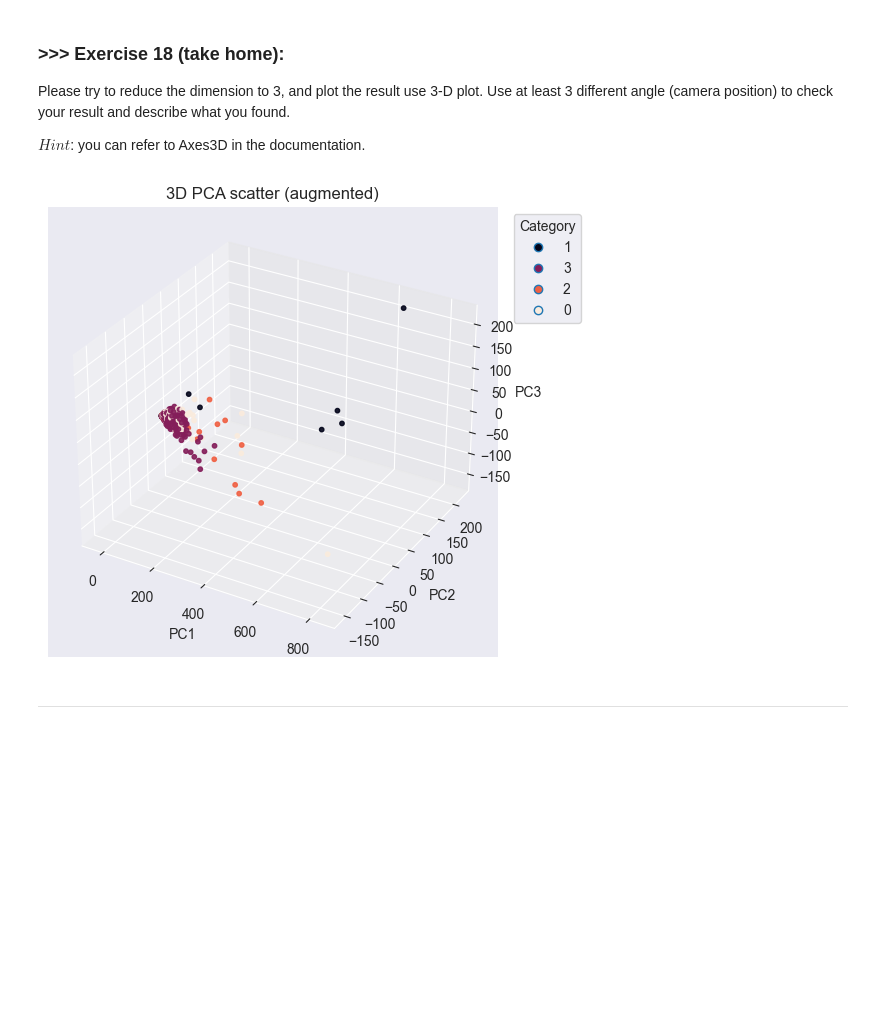
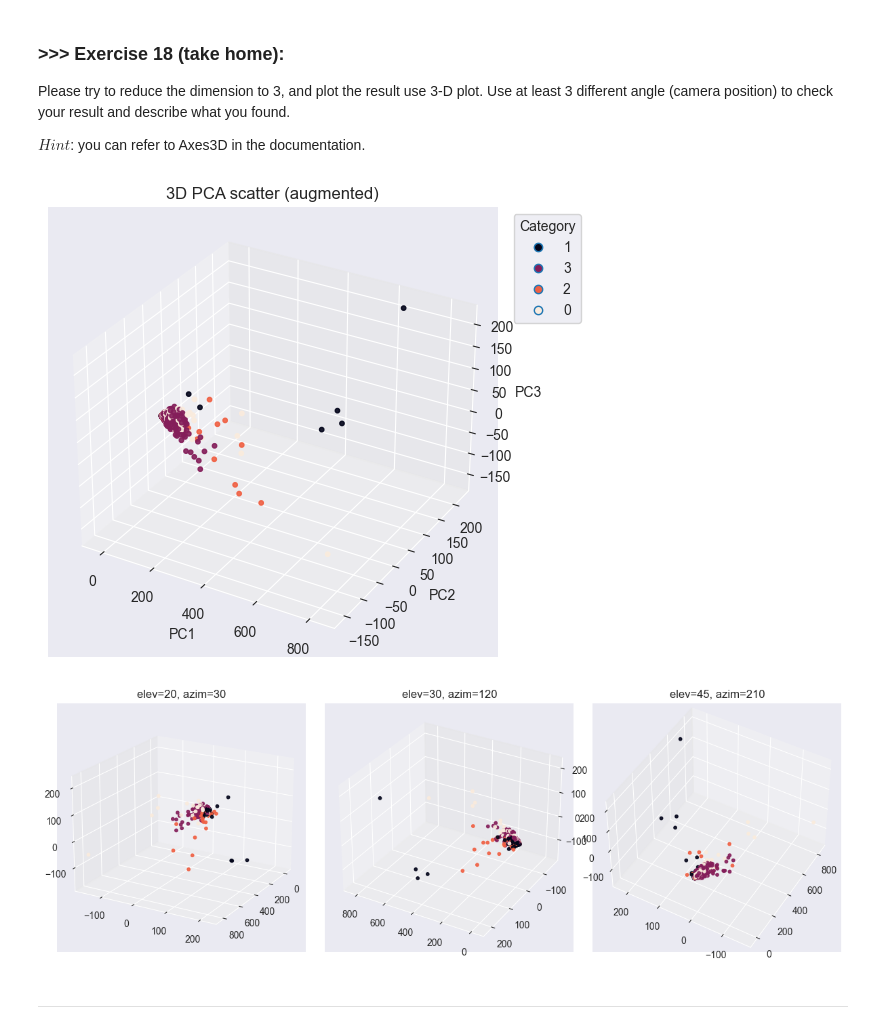
Before and after one commit to nguyentr0101/DM2025-Lab1-Exercise, a Jupyter notebook: DM2025-Lab1-Master.ipynb, the cells around one changed output. Saved outputs shown, nothing was run; the diff lists cells and outputs as text; code cells hidden in the pictures; blank space fills up the shorter version.

```diff
--- a/DM2025-Lab1-Master.ipynb
+++ b/DM2025-Lab1-Master.ipynb
@@ -2302,6 +2405,11 @@ Please try to reduce the dimension to 3, and plot the result use 3-D plot. Use a
 $Hint$: you can refer to Axes3D in the documentation.
 # %%
 # Answer here
+# 3D allows us to see distribution that is hidden from 2D view.
+# All angles show one compact cluster (pink) and other classes more scattered/overlapping.
+# Separation is strongest on PC1; PC2/PC3 add limited extra separation.
+# A few consistent outliers appear across views → true 3D outliers.
+
 from mpl_toolkits.mplot3d import Axes3D
 from sklearn.decomposition import PCA
 from sklearn.preprocessing import LabelEncoder
@@ -2323,33 +2431,58 @@ else:
 X3 = PCA(n_components=3, random_state=0).fit_transform(features)
 
 # 3) Labels for color (category or category_name)
 if 'category' in X.columns:
     labels = X['category'].astype(str).values
 elif 'category_name' in X.columns:
     labels = X['category_name'].astype(str).values
 else:
     labels = np.array(['All'] * len(X3))
 
 # Convert labels to numbers for coloring
 y, classes = pd.factorize(labels)
 
 # 4) Plot
 fig = plt.figure(figsize=(7, 5))
 ax = fig.add_subplot(111, projection='3d')
 sc = ax.scatter(X3[:,0], X3[:,1], X3[:,2], c=y, s=10, alpha=0.9)
 
 ax.set_title(f"3D PCA scatter {title_suffix}")
 ax.set_xlabel("PC1"); ax.set_ylabel("PC2"); ax.set_zlabel("PC3")
 
 handles = [plt.Line2D([0],[0], marker='o', linestyle='', markersize=6,
                       label=cls, markerfacecolor=sc.cmap(sc.norm(i)))
            for i, cls in enumerate(classes[:10])] # show up to 10 to keep it tidy
 if handles:
     ax.legend(handles=handles, title="Category", bbox_to_anchor=(1.02,1), loc='upper left')
 plt.tight_layout()
 plt.show()
+
+########
+fig = plt.figure(figsize=(12, 4))
+
+# 1st angle
+ax1 = fig.add_subplot(1,3,1, projection='3d')
+ax1.scatter(X3[:,0], X3[:,1], X3[:,2], c=y, s=10, alpha=0.9)
+ax1.view_init(elev=20, azim=30)          # ← angle #1
+ax1.set_title("elev=20, azim=30")
+
+# 2nd angle
+ax2 = fig.add_subplot(1,3,2, projection='3d')
+ax2.scatter(X3[:,0], X3[:,1], X3[:,2], c=y, s=10, alpha=0.9)
+ax2.view_init(elev=30, azim=120)         # ← angle #2
+ax2.set_title("elev=30, azim=120")
+
+# 3rd angle
+ax3 = fig.add_subplot(1,3,3, projection='3d')
+ax3.scatter(X3[:,0], X3[:,1], X3[:,2], c=y, s=10, alpha=0.9)
+ax3.view_init(elev=45, azim=210)         # ← angle #3
+ax3.set_title("elev=45, azim=210")
+
+plt.tight_layout()
+plt.show()
 # %% [output]
 [figure]
+[figure, added]
 # %% [markdown]
 ---
 # %% [markdown]
```
Also changed, not shown: parts of 7 cells of this notebook, 1 other file.
